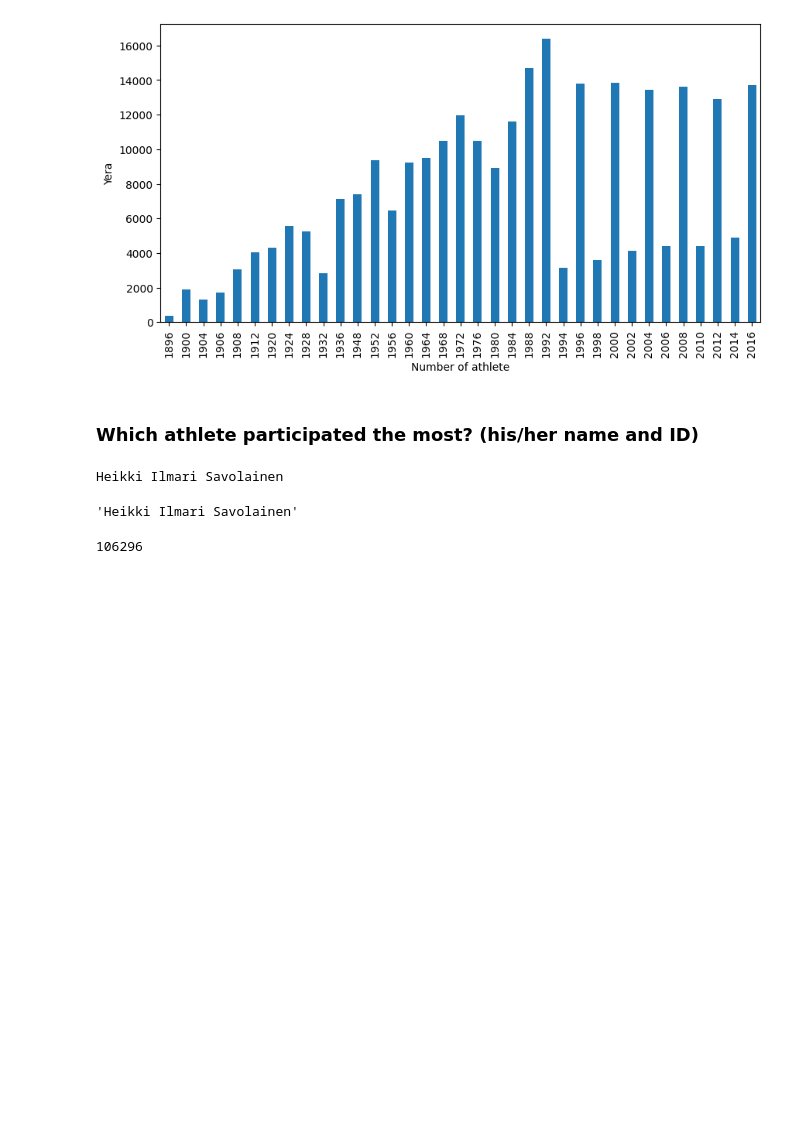
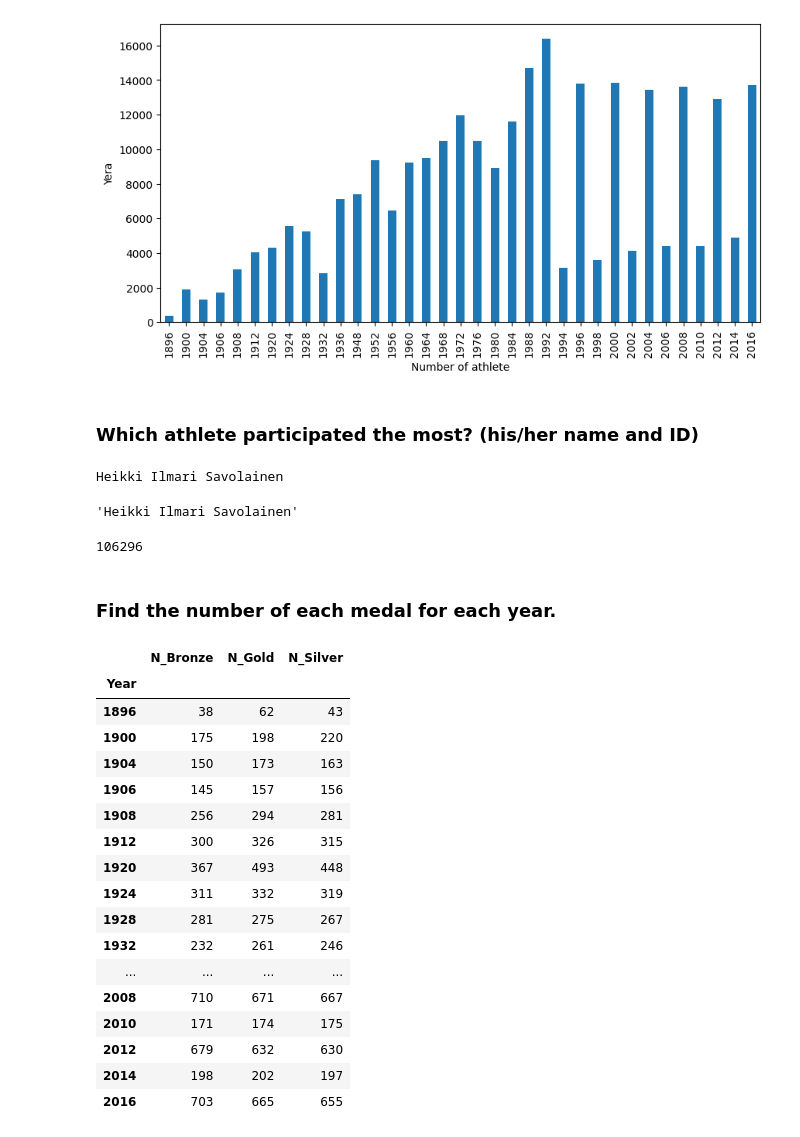
Before and after one commit to BassamSaleh99/Olympic-EDA, a Jupyter notebook: Olympic-EDA.ipynb, the cells around one changed output. Cells and saved outputs as stored; diff of their text form; code cells hidden in the pictures; blank space fills up the shorter version.

```diff
--- a/Olympic-EDA.ipynb
+++ b/Olympic-EDA.ipynb
@@ -134,3 +134,28 @@ ID = df1.ID[df1['Name'] == athlete_participated_most].unique()[0]
 ID
 # %% [output]
 106296
+# %% [markdown]
+### Find the number of each medal for each year.
+# %%
+number_of_each_medal_each_year = df1.groupby(['Year','Medal']).size().unstack(level=1)
+number_of_each_medal_each_year.columns = ['N_Bronze','N_Gold','N_Silver']
+number_of_each_medal_each_year
+# %% [output]
+|  | N_Bronze | N_Gold | N_Silver |
+| Year |  |  |  |
+| 1896 | 38 | 62 | 43 |
+| 1900 | 175 | 198 | 220 |
+| 1904 | 150 | 173 | 163 |
+| 1906 | 145 | 157 | 156 |
+| 1908 | 256 | 294 | 281 |
+| 1912 | 300 | 326 | 315 |
+| 1920 | 367 | 493 | 448 |
+| 1924 | 311 | 332 | 319 |
+| 1928 | 281 | 275 | 267 |
+| 1932 | 232 | 261 | 246 |
+| ... | ... | ... | ... |
+| 2008 | 710 | 671 | 667 |
+| 2010 | 171 | 174 | 175 |
+| 2012 | 679 | 632 | 630 |
+| 2014 | 198 | 202 | 197 |
+| 2016 | 703 | 665 | 655 |
```
Also changed, not shown: parts of 2 cells of this notebook.
